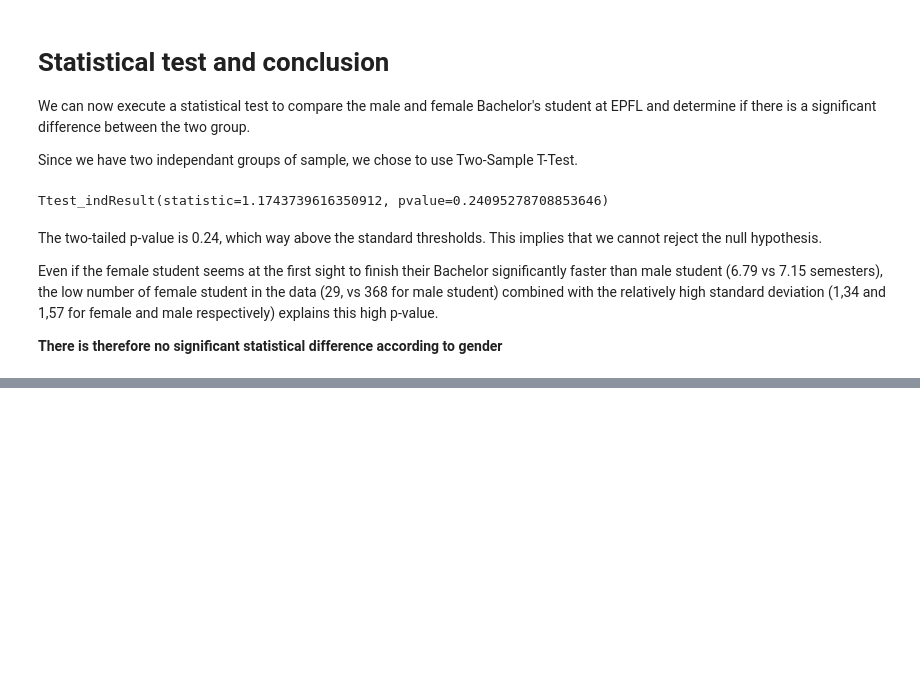
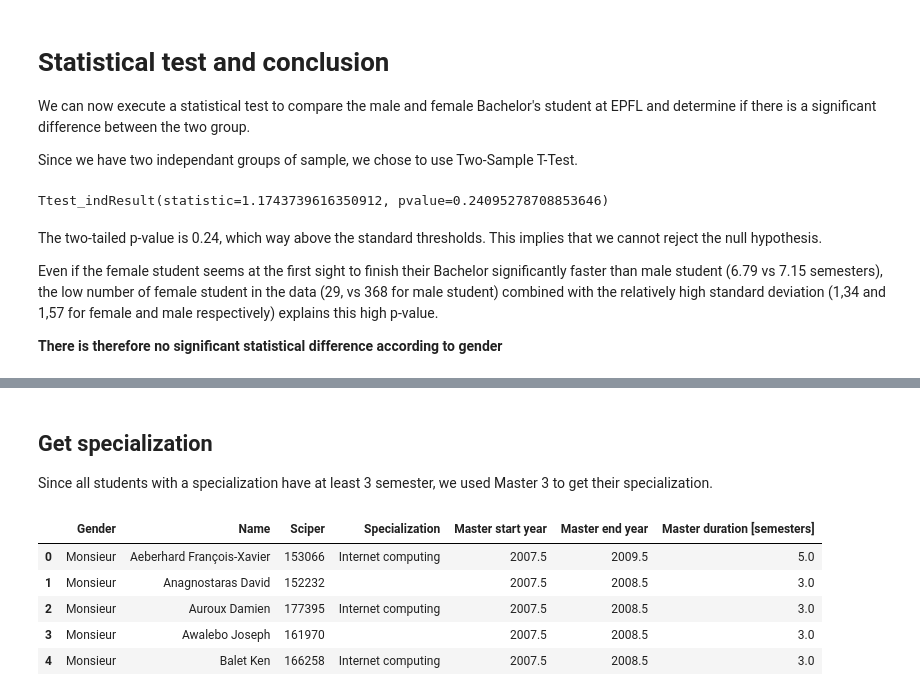
Before and after one commit to nathanquinteiro/ADA-Homework, a Jupyter notebook: 02 - Data from the Web/Data from the Web.ipynb, the cells around one changed output, grey strips where cells are left out. Saved outputs shown, nothing was run; the diff lists cells and outputs as text; code cells hidden in the pictures; blank space fills up the shorter version.

```diff
--- a/02 - Data from the Web/Data from the Web.ipynb
+++ b/02 - Data from the Web/Data from the Web.ipynb
@@ -464,0 +498,16 @@ Even if the female student seems at the first sight to finish their Bachelor sig
+# %%
+def getMasterSpecialisation(academic_year, semester):
+    data = getResultPage(academic_year, semester)
+    students_tr = data.body.hr.table.find_all('tr')[2:]
+    students = []
+    for i in range (0,len(students_tr)):
+        student = students_tr[i].find_all('td')
+        students.append([student[0].text,student[1].text.replace(u'\xa0', u' '),student[10].text,student[4].text])
+
+    return pd.DataFrame(students, columns=['Gender', 'Name', 'Sciper No', academic_year])
+
+def getAllMasterSpecialisation(startyear, endyear, semester):
+    data = getMasterSpecialisation(str(startyear) + "-" + str(startyear + 1), semester)
+    for i in range(startyear, endyear):
+        data = pd.merge(data, getMasterSpecialisation(str(i+1) + "-" + str(i + 2), semester), how='outer', on=['Gender','Name','Sciper No'])
+    return data
@@ -464,0 +578,4 @@ Even if the female student seems at the first sight to finish their Bachelor sig
+# %% [markdown]
+## Get specialization
+
+Since all students with a specialization have at least 3 semester, we used Master 3 to get their specialization.
@@ -464,0 +584,18 @@ Even if the female student seems at the first sight to finish their Bachelor sig
+# %%
+spe3 = specialisation_table_master3.copy()
+spe3 = spe3.fillna('')
+tmp = spe3[spe3.columns[3]]
+for col in spe3.columns[4:]:
+    tmp = tmp + (tmp == '') * spe3[col]
+
+tmp = pd.merge(specialisation_table_master3[specialisation_table_master2.columns[:3]], tmp.to_frame(), left_index=True, right_index=True)
+AllDataMaster = pd.merge(tmp, all_master_data, how='inner', on=['Gender','Name','Sciper No'])
+AllDataMaster.columns=[['Gender','Name','Sciper','Specialization','Master start year','Master end year', 'Master duration [semesters]']]
+AllDataMaster.head()
+# %% [output]
+|  | Gender | Name | Sciper | Specialization | Master start year | Master end year | Master duration [semesters] |
+| 0 | Monsieur | Aeberhard François-Xavier | 153066 | Internet computing | 2007.5 | 2009.5 | 5.0 |
+| 1 | Monsieur | Anagnostaras David | 152232 |  | 2007.5 | 2008.5 | 3.0 |
+| 2 | Monsieur | Auroux Damien | 177395 | Internet computing | 2007.5 | 2008.5 | 3.0 |
+| 3 | Monsieur | Awalebo Joseph | 161970 |  | 2007.5 | 2008.5 | 3.0 |
+| 4 | Monsieur | Balet Ken | 166258 | Internet computing | 2007.5 | 2008.5 | 3.0 |
```
Also changed, not shown: parts of 25 cells of this notebook, 1 other file.
